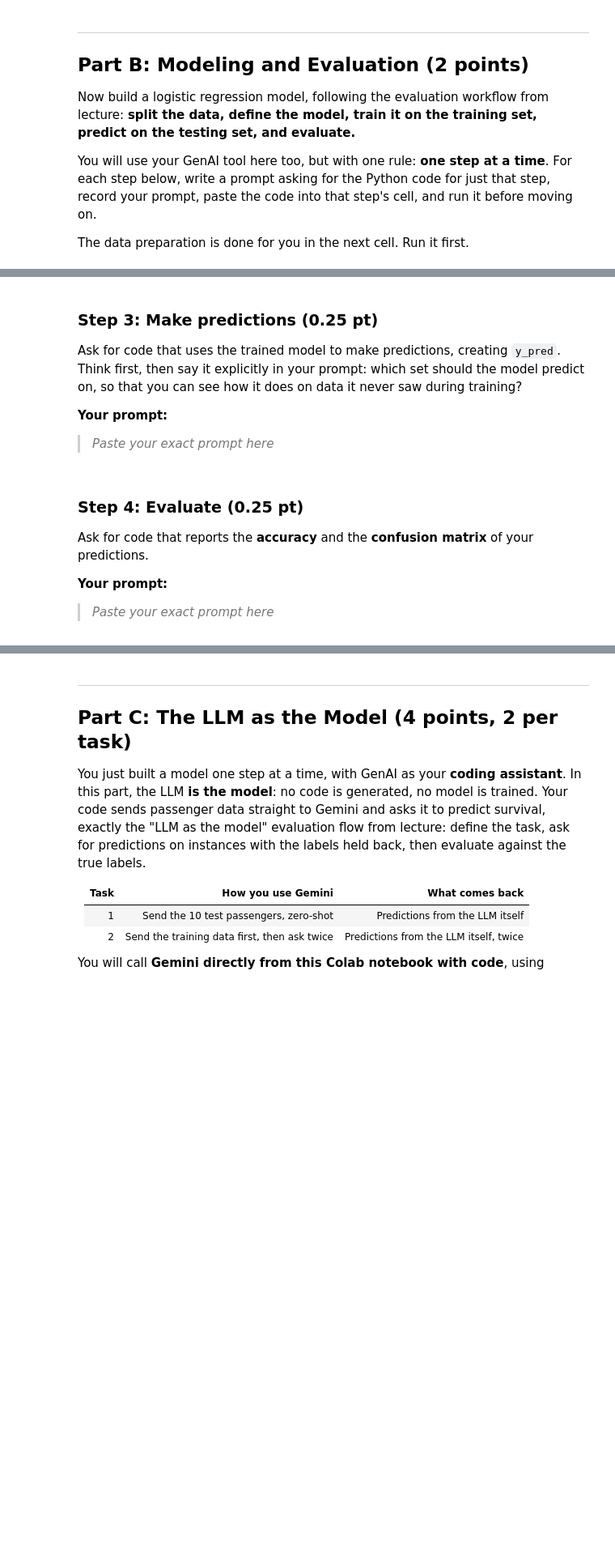
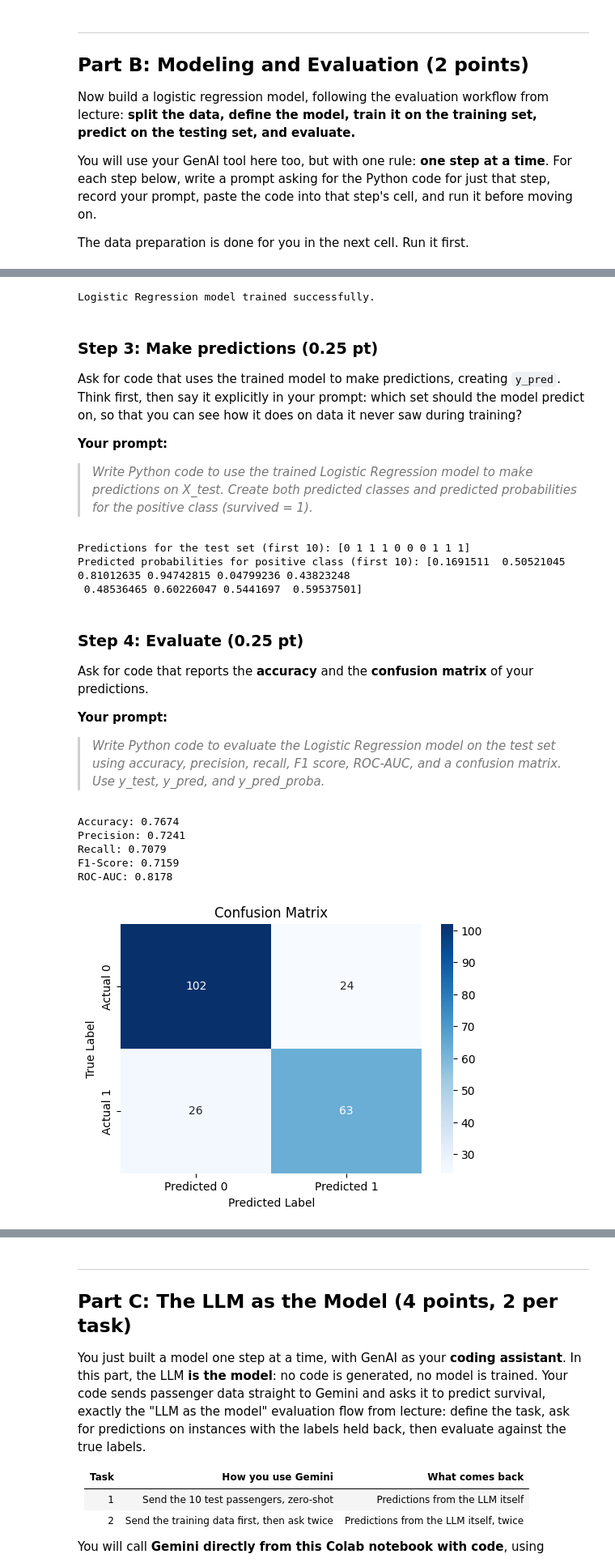
Before and after one commit to charliemuellerr/mist5400fall2026, a Jupyter notebook: assignments/mist5400_assignment1_fall2026.ipynb, the cells around one changed output, grey strips where cells are left out. Shown at 81% size. Cells and saved outputs as stored; diff of their text form; code cells hidden in the pictures; blank space fills up the shorter version.

```diff
--- a/assignments/mist5400_assignment1_fall2026.ipynb
+++ b/assignments/mist5400_assignment1_fall2026.ipynb
@@ -257,3 +263,15 @@ Ask for code that defines a **logistic regression** model and trains it on the t
+# %%
+from sklearn.linear_model import LogisticRegression
+
+# Define the Logistic Regression model
+model = LogisticRegression(max_iter=1000, random_state=42)
+
+# Train the model on the training data
+model.fit(X_train, y_train)
+
+print("Logistic Regression model trained successfully.")
+# %% [output]
+Logistic Regression model trained successfully.
 # %% [markdown]
 ### Step 3: Make predictions (0.25 pt)
 
@@ -261,4 +279,4 @@ Ask for code that uses the trained model to make predictions, creating `y_pred`.
 
 **Your prompt:**
 
-> *Paste your exact prompt here*
+> *Write Python code to use the trained Logistic Regression model to make predictions on X_test. Create both predicted classes and predicted probabilities for the positive class (survived = 1).*
@@ -267,3 +283,16 @@ Ask for code that uses the trained model to make predictions, creating `y_pred`.
+# %%
+# Make predictions on the test set
+y_pred = model.predict(X_test)
+
+# Get predicted probabilities for the positive class (survived = 1)
+y_pred_proba = model.predict_proba(X_test)[:, 1]
+
+print("Predictions for the test set (first 10):", y_pred[:10])
+print("Predicted probabilities for positive class (first 10):", y_pred_proba[:10])
+# %% [output]
+Predictions for the test set (first 10): [0 1 1 1 0 0 0 1 1 1]
+Predicted probabilities for positive class (first 10): [0.1691511  0.50521045 0.81012635 0.94742815 0.04799236 0.43823248
+ 0.48536465 0.60226047 0.5441697  0.59537501]
 # %% [markdown]
 ### Step 4: Evaluate (0.25 pt)
 
@@ -271,4 +300,4 @@ Ask for code that reports the **accuracy** and the **confusion matrix** of your
 
 **Your prompt:**
 
-> *Paste your exact prompt here*
+> *Write Python code to evaluate the Logistic Regression model on the test set using accuracy, precision, recall, F1 score, ROC-AUC, and a confusion matrix. Use y_test, y_pred, and y_pred_proba.*
@@ -277,3 +304,38 @@ Ask for code that reports the **accuracy** and the **confusion matrix** of your
+# %%
+from sklearn.metrics import accuracy_score, precision_score, recall_score, f1_score, roc_auc_score, confusion_matrix
+import matplotlib.pyplot as plt
+import seaborn as sns
+
+# Calculate evaluation metrics
+accuracy = accuracy_score(y_test, y_pred)
+precision = precision_score(y_test, y_pred)
+recall = recall_score(y_test, y_pred)
+f1 = f1_score(y_test, y_pred)
+roc_auc = roc_auc_score(y_test, y_pred_proba)
+
+print(f"Accuracy: {accuracy:.4f}")
+print(f"Precision: {precision:.4f}")
+print(f"Recall: {recall:.4f}")
+print(f"F1-Score: {f1:.4f}")
+print(f"ROC-AUC: {roc_auc:.4f}")
+
+# Display Confusion Matrix
+cm = confusion_matrix(y_test, y_pred)
+plt.figure(figsize=(6, 4))
+sns.heatmap(cm, annot=True, fmt='d', cmap='Blues',
+            xticklabels=['Predicted 0', 'Predicted 1'],
+            yticklabels=['Actual 0', 'Actual 1'])
+plt.xlabel('Predicted Label')
+plt.ylabel('True Label')
+plt.title('Confusion Matrix')
+plt.show()
+# %% [output]
+Accuracy: 0.7674
+Precision: 0.7241
+Recall: 0.7079
+F1-Score: 0.7159
+ROC-AUC: 0.8178
+[figure, added]
 # %% [markdown]
 **Two short questions (0.5 pt each):**
 
```
Also changed, not shown: parts of 23 cells of this notebook.
